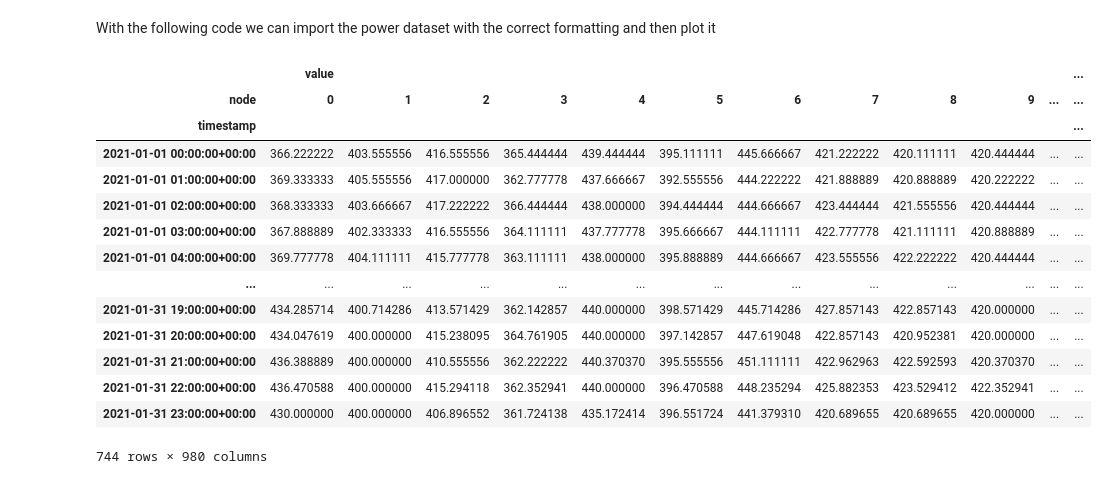
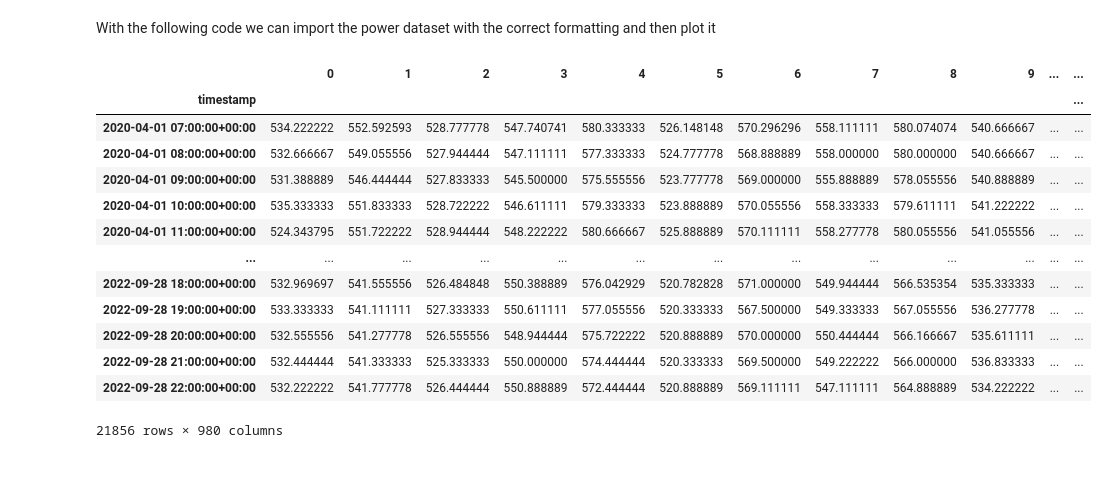
Before and after one commit to LSquarzoni/GreenTeam, a Jupyter notebook: PWR_Dataset_plotting.ipynb, the cells around one changed output. Cells and saved outputs as stored; diff of their text form; code cells hidden in the pictures.

```diff
--- a/PWR_Dataset_plotting.ipynb
+++ b/PWR_Dataset_plotting.ipynb
@@ -11,23 +13,23 @@ from datetime import datetime, timedelta
 # %%
 # Dataset import from CSV file
-dataset_P = pd.read_csv('PowerDataset_pivoted.csv', index_col=0, header=[0, 1], parse_dates=True)
+#dataset_P = pd.read_csv('PowerDataset_pivoted.csv', index_col=0, header=[0, 1], parse_dates=True) # 01/21 dataset
+dataset_P = pd.read_csv('PowerDataset_3_years.csv', index_col=0, parse_dates=True) # 2.5 years dataset
 dataset_P
 # %% [output]
-|  | value |  |  |  |  |  |  |  |  |  |  | ... |
-| node | 0 | 1 | 2 | 3 | 4 | 5 | 6 | 7 | 8 | 9 | ... | ... |
+|  | 0 | 1 | 2 | 3 | 4 | 5 | 6 | 7 | 8 | 9 | ... | ... |
 | timestamp |  |  |  |  |  |  |  |  |  |  |  | ... |
-| 2021-01-01 00:00:00+00:00 | 366.222222 | 403.555556 | 416.555556 | 365.444444 | 439.444444 | 395.111111 | 445.666667 | 421.222222 | 420.111111 | 420.444444 | ... | ... |
-| 2021-01-01 01:00:00+00:00 | 369.333333 | 405.555556 | 417.000000 | 362.777778 | 437.666667 | 392.555556 | 444.222222 | 421.888889 | 420.888889 | 420.222222 | ... | ... |
-| 2021-01-01 02:00:00+00:00 | 368.333333 | 403.666667 | 417.222222 | 366.444444 | 438.000000 | 394.444444 | 444.666667 | 423.444444 | 421.555556 | 420.444444 | ... | ... |
-| 2021-01-01 03:00:00+00:00 | 367.888889 | 402.333333 | 416.555556 | 364.111111 | 437.777778 | 395.666667 | 444.111111 | 422.777778 | 421.111111 | 420.888889 | ... | ... |
-| 2021-01-01 04:00:00+00:00 | 369.777778 | 404.111111 | 415.777778 | 363.111111 | 438.000000 | 395.888889 | 444.666667 | 423.555556 | 422.222222 | 420.444444 | ... | ... |
+| 2020-04-01 07:00:00+00:00 | 534.222222 | 552.592593 | 528.777778 | 547.740741 | 580.333333 | 526.148148 | 570.296296 | 558.111111 | 580.074074 | 540.666667 | ... | ... |
+| 2020-04-01 08:00:00+00:00 | 532.666667 | 549.055556 | 527.944444 | 547.111111 | 577.333333 | 524.777778 | 568.888889 | 558.000000 | 580.000000 | 540.666667 | ... | ... |
+| 2020-04-01 09:00:00+00:00 | 531.388889 | 546.444444 | 527.833333 | 545.500000 | 575.555556 | 523.777778 | 569.000000 | 555.888889 | 578.055556 | 540.888889 | ... | ... |
+| 2020-04-01 10:00:00+00:00 | 535.333333 | 551.833333 | 528.722222 | 546.611111 | 579.333333 | 523.888889 | 570.055556 | 558.333333 | 579.611111 | 541.222222 | ... | ... |
+| 2020-04-01 11:00:00+00:00 | 524.343795 | 551.722222 | 528.944444 | 548.222222 | 580.666667 | 525.888889 | 570.111111 | 558.277778 | 580.055556 | 541.055556 | ... | ... |
 | ... | ... | ... | ... | ... | ... | ... | ... | ... | ... | ... | ... | ... |
-| 2021-01-31 19:00:00+00:00 | 434.285714 | 400.714286 | 413.571429 | 362.142857 | 440.000000 | 398.571429 | 445.714286 | 427.857143 | 422.857143 | 420.000000 | ... | ... |
-| 2021-01-31 20:00:00+00:00 | 434.047619 | 400.000000 | 415.238095 | 364.761905 | 440.000000 | 397.142857 | 447.619048 | 422.857143 | 420.952381 | 420.000000 | ... | ... |
-| 2021-01-31 21:00:00+00:00 | 436.388889 | 400.000000 | 410.555556 | 362.222222 | 440.370370 | 395.555556 | 451.111111 | 422.962963 | 422.592593 | 420.370370 | ... | ... |
-| 2021-01-31 22:00:00+00:00 | 436.470588 | 400.000000 | 415.294118 | 362.352941 | 440.000000 | 396.470588 | 448.235294 | 425.882353 | 423.529412 | 422.352941 | ... | ... |
-| 2021-01-31 23:00:00+00:00 | 430.000000 | 400.000000 | 406.896552 | 361.724138 | 435.172414 | 396.551724 | 441.379310 | 420.689655 | 420.689655 | 420.000000 | ... | ... |
+| 2022-09-28 18:00:00+00:00 | 532.969697 | 541.555556 | 526.484848 | 550.388889 | 576.042929 | 520.782828 | 571.000000 | 549.944444 | 566.535354 | 535.333333 | ... | ... |
+| 2022-09-28 19:00:00+00:00 | 533.333333 | 541.111111 | 527.333333 | 550.611111 | 577.055556 | 520.333333 | 567.500000 | 549.333333 | 567.055556 | 536.277778 | ... | ... |
+| 2022-09-28 20:00:00+00:00 | 532.555556 | 541.277778 | 526.555556 | 548.944444 | 575.722222 | 520.888889 | 570.000000 | 550.444444 | 566.166667 | 535.611111 | ... | ... |
+| 2022-09-28 21:00:00+00:00 | 532.444444 | 541.333333 | 525.333333 | 550.000000 | 574.444444 | 520.333333 | 569.500000 | 549.222222 | 566.000000 | 536.833333 | ... | ... |
+| 2022-09-28 22:00:00+00:00 | 532.222222 | 541.777778 | 526.444444 | 550.888889 | 572.444444 | 520.888889 | 569.111111 | 547.111111 | 564.888889 | 534.222222 | ... | ... |
-744 rows × 980 columns
+21856 rows × 980 columns
 # %%
 # Function that plots a specific node or set of nodes
 def showplot(dataset_node, size):
```
Also changed, not shown: parts of 7 cells of this notebook, 3 other files.
